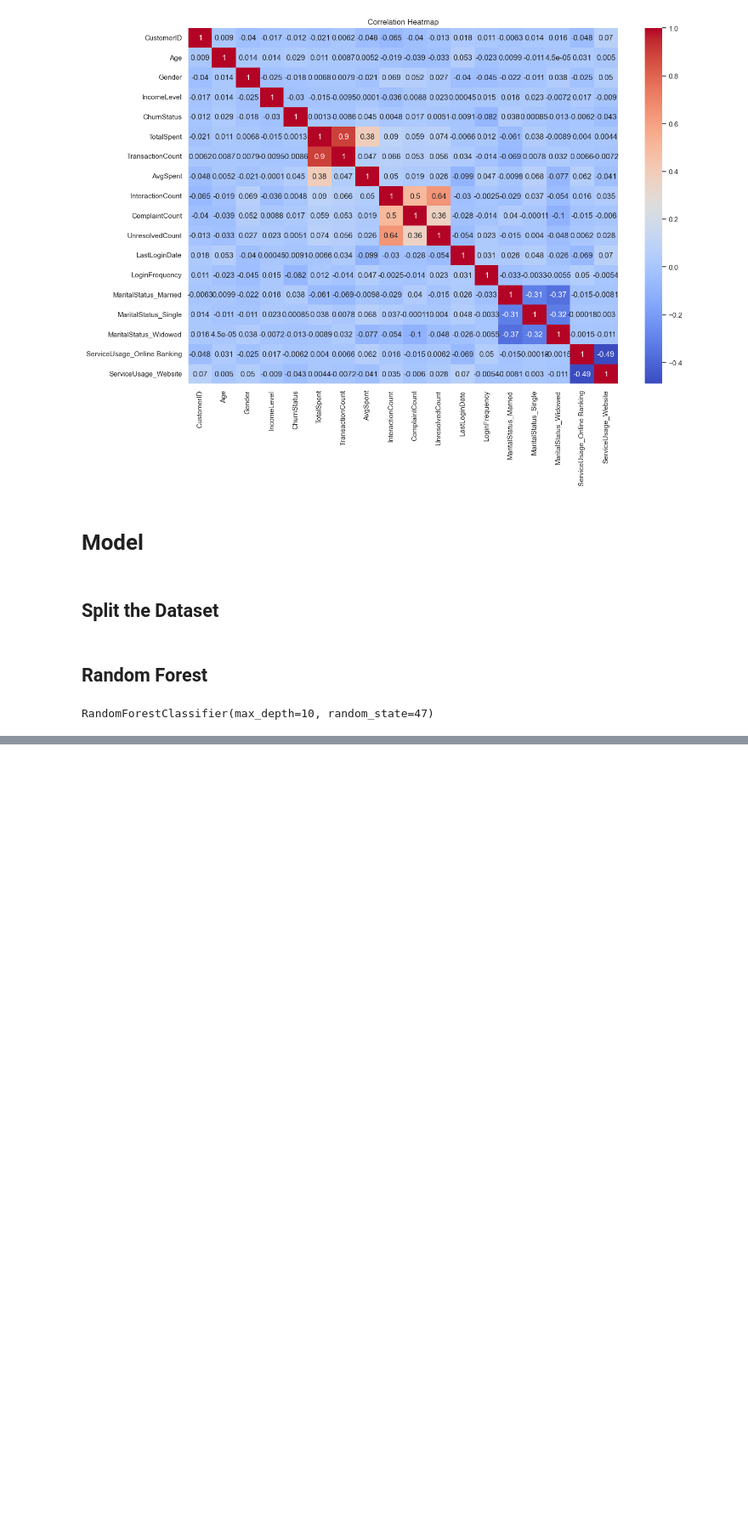
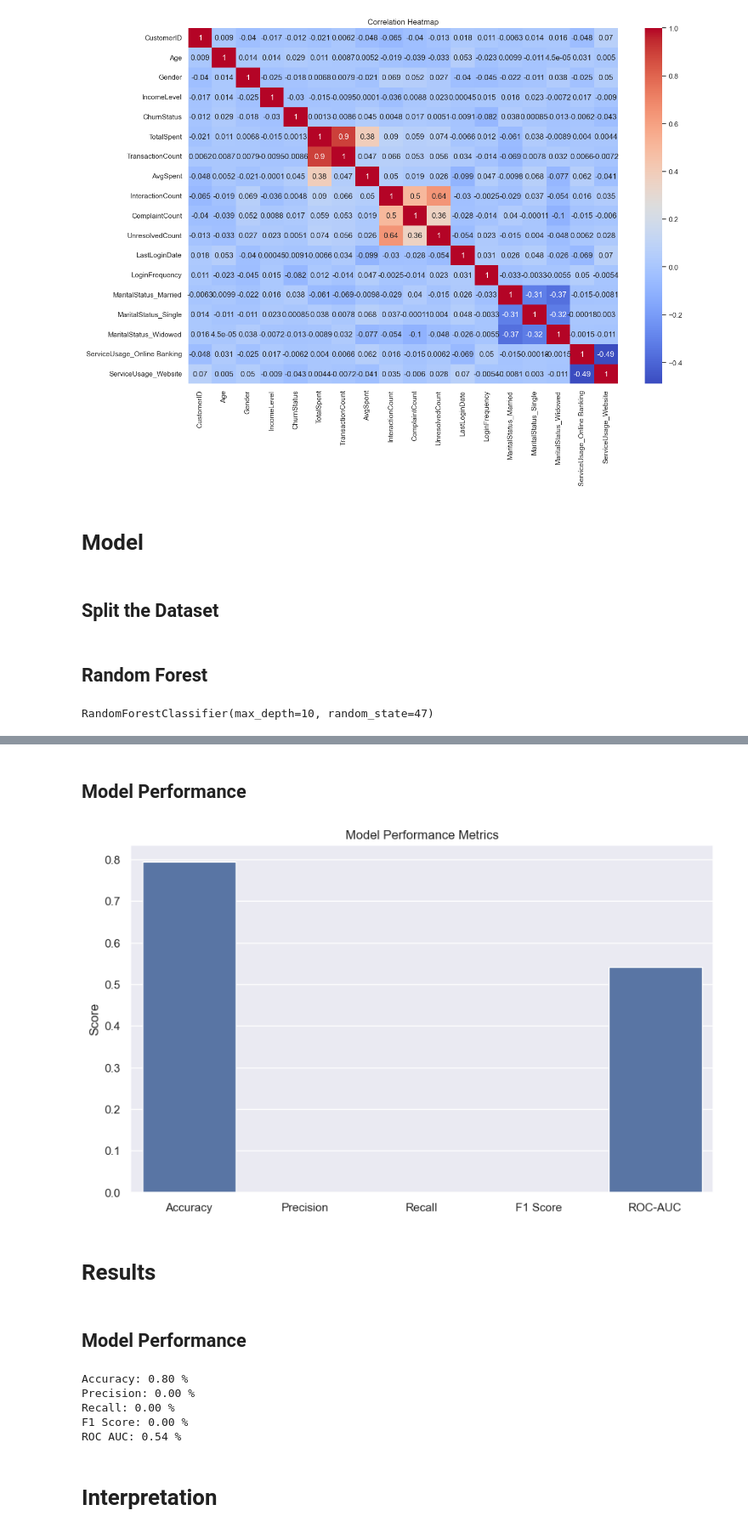
Before and after one commit to Pranav-1719/Data-Science-Machine-Learning, a Jupyter notebook: Customer-Churn-Prediction/Customer Churn Prediction and Behavior Analysis.ipynb, the cells around one changed output, grey strips where cells are left out. Shown at 85% size. Saved outputs shown, nothing was run; the diff lists cells and outputs as text; code cells hidden in the pictures; blank space fills up the shorter version.

```diff
--- a/Customer-Churn-Prediction/Customer Churn Prediction and Behavior Analysis.ipynb
+++ b/Customer-Churn-Prediction/Customer Churn Prediction and Behavior Analysis.ipynb
@@ -695,0 +699,6 @@ y_prob = model_rf.predict_proba(x_test)[:,1]
+# %%
+accuracy = accuracy_score(y_test, y_pred)
+precision = precision_score(y_test, y_pred)
+recall = recall_score(y_test, y_pred)
+f1 = f1_score(y_test, y_pred)
+roc_auc = roc_auc_score(y_test, y_prob)
@@ -695,0 +776,42 @@ y_prob = model_rf.predict_proba(x_test)[:,1]
+# %% [markdown]
+<h2>Model Performance
+# %%
+metrics = {
+    'Accuracy': accuracy,
+    'Precision': precision,
+    'Recall': recall,
+    'F1 Score': f1,
+    'ROC-AUC': roc_auc
+}
+
+plt.figure(figsize=(10,6))
+
+sns.barplot(x=list(metrics.keys()), y=list(metrics.values()))
+
+plt.ylim(0,1)
+
+plt.title("Model Performance Metrics")
+plt.ylabel("Score")
+plt.show()
+plt.show()
+# %% [output]
+[figure, added]
+# %% [markdown]
+
+<h1>Results
+# %% [markdown]
+<h2>Model Performance
+# %%
+print(f"Accuracy: {metrics['Accuracy']:.2f} %")
+print(f"Precision: {metrics['Precision']:.2f} %")
+print(f"Recall: {metrics['Recall']:.2f} %")
+print(f"F1 Score: {metrics['F1 Score']:.2f} %")
+print(f"ROC AUC: {metrics['ROC-AUC']:.2f} %")
+# %% [output]
+Accuracy: 0.80 %
+Precision: 0.00 %
+Recall: 0.00 %
+F1 Score: 0.00 %
+ROC AUC: 0.54 %
+# %% [markdown]
+<h1>Interpretation
```
Also changed, not shown: parts of 14 cells of this notebook.
